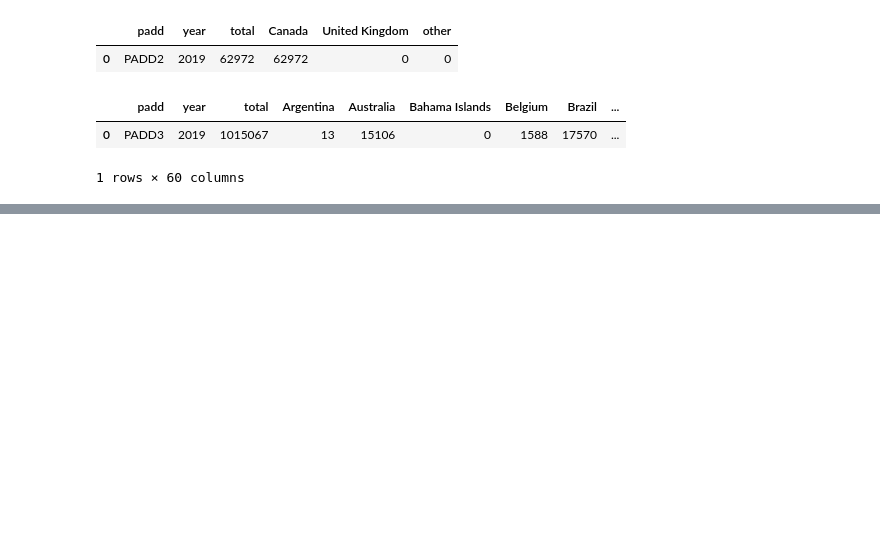
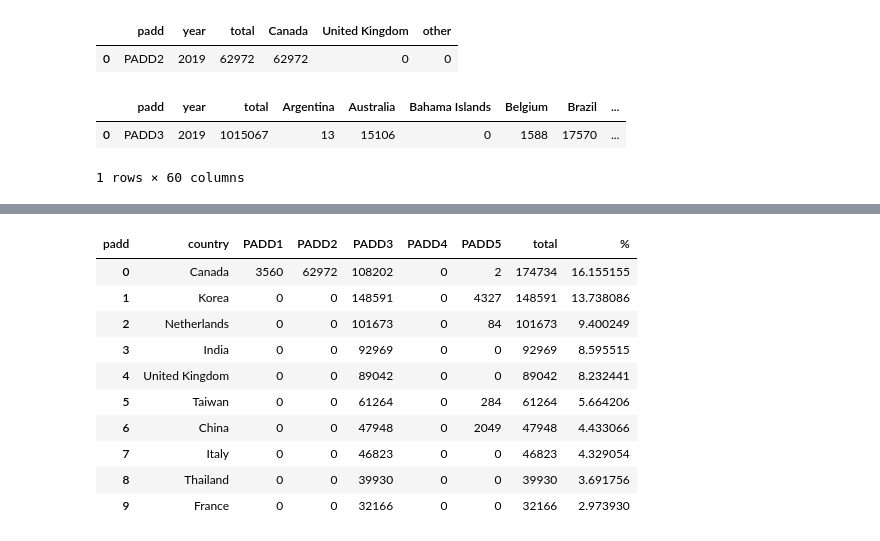
Before and after one commit to OlegRyzhkov2020/oil-project, a Jupyter notebook: export_import/US_expo_imp.ipynb, the cells around one changed output, grey strips where cells are left out. Cells and saved outputs as stored; diff of their text form; code cells hidden in the pictures; blank space fills up the shorter version.

```diff
--- a/export_import/US_expo_imp.ipynb
+++ b/export_import/US_expo_imp.ipynb
@@ -82,0 +188,23 @@ export_padd3_2019
+# %%
+# cast all numbers as int
+i=1
+while i < len(export_2019.columns):
+    export_2019 = export_2019.astype({export_2019.columns[i]: "int"})
+    i +=1
+# %%
+export_2019["%"]=export_2019["total"] / export_2019.total.sum() *100
+# %%
+export_2019_top10 = export_2019.head(10)
+export_2019_top10
+# %% [output]
+| padd | country | PADD1 | PADD2 | PADD3 | PADD4 | PADD5 | total | % |
+| 0 | Canada | 3560 | 62972 | 108202 | 0 | 2 | 174734 | 16.155155 |
+| 1 | Korea | 0 | 0 | 148591 | 0 | 4327 | 148591 | 13.738086 |
+| 2 | Netherlands | 0 | 0 | 101673 | 0 | 84 | 101673 | 9.400249 |
+| 3 | India | 0 | 0 | 92969 | 0 | 0 | 92969 | 8.595515 |
+| 4 | United Kingdom | 0 | 0 | 89042 | 0 | 0 | 89042 | 8.232441 |
+| 5 | Taiwan | 0 | 0 | 61264 | 0 | 284 | 61264 | 5.664206 |
+| 6 | China | 0 | 0 | 47948 | 0 | 2049 | 47948 | 4.433066 |
+| 7 | Italy | 0 | 0 | 46823 | 0 | 0 | 46823 | 4.329054 |
+| 8 | Thailand | 0 | 0 | 39930 | 0 | 0 | 39930 | 3.691756 |
+| 9 | France | 0 | 0 | 32166 | 0 | 0 | 32166 | 2.973930 |
```
Also changed, not shown: parts of 16 cells of this notebook, 2 other files.
